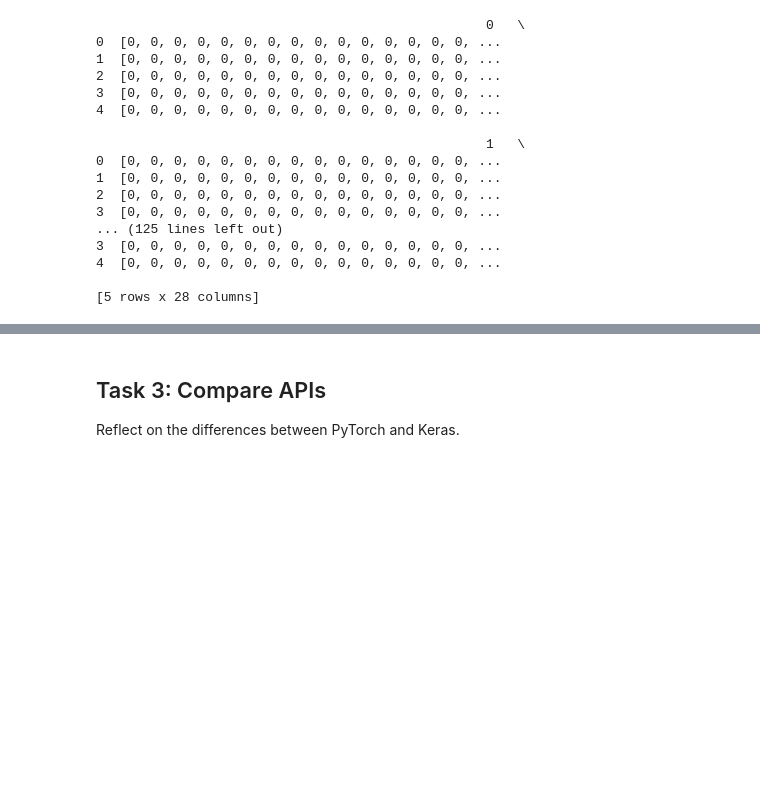
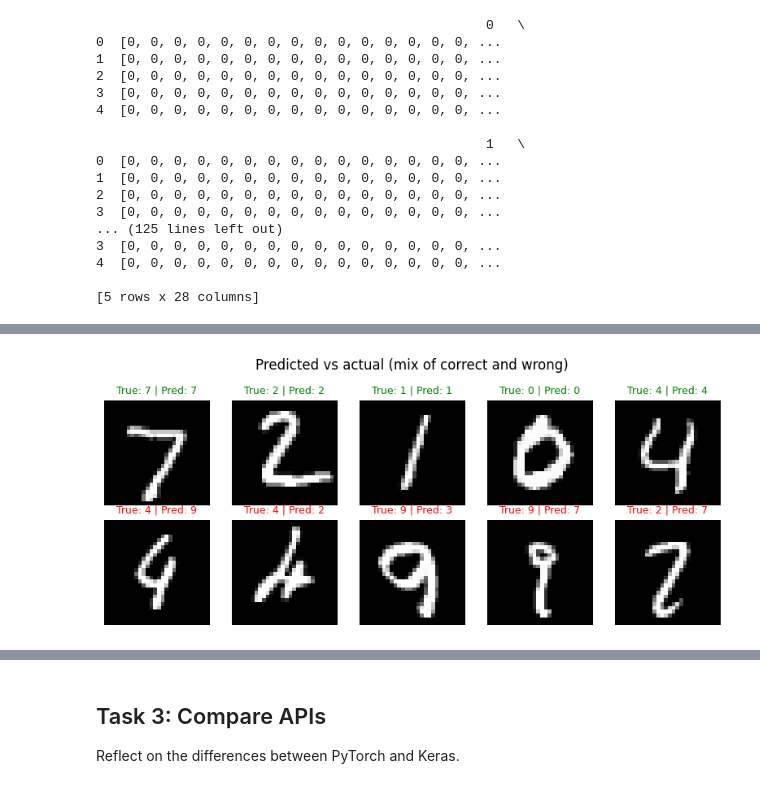
Before and after one commit to AndreasFurth/ML-Frameworks, a Jupyter notebook: L6/L6_assignment_CLASSROOM.ipynb, the cells around one changed output, grey strips where cells are left out. Saved outputs shown, nothing was run; the diff lists cells and outputs as text; code cells hidden in the pictures; blank space fills up the shorter version.

```diff
--- a/L6/L6_assignment_CLASSROOM.ipynb
+++ b/L6/L6_assignment_CLASSROOM.ipynb
@@ -188,0 +283,30 @@ plt.tight_layout()
+# %%
+# ----- Visualization AFTER: predicted vs actual (mix of correct and wrong) -----
+preds_cpu = preds.cpu()
+y_test_cpu = y_test.cpu()
+correct_mask = np.array((preds_cpu == y_test_cpu).tolist())
+correct_idx = np.where(correct_mask)[0]
+wrong_idx = np.where(~correct_mask)[0]
+n_show = 10
+n_wrong = min(5, len(wrong_idx))
+n_correct = n_show - n_wrong
+# Show n_correct correct predictions, then n_wrong wrong ones (if any); pad with correct if few wrong
+indices_to_show = list(correct_idx[:n_correct]) + list(wrong_idx[:n_wrong])
+if len(indices_to_show) < n_show:
+    extra = n_show - len(indices_to_show)
+    indices_to_show.extend(correct_idx[n_correct : n_correct + extra])
+
+fig, axes = plt.subplots(2, 5, figsize=(8, 3.5))
+for i, ax in enumerate(axes.flat):
+    idx = indices_to_show[i]
+    img = test_data.data[idx].tolist()
+    ax.imshow(img, cmap="gray")
+    true_lbl = y_test_cpu[idx].item()
+    pred_lbl = preds_cpu[idx].item()
+    color = "green" if true_lbl == pred_lbl else "red"
+    ax.set_title(f"True: {true_lbl} | Pred: {pred_lbl}", fontsize=9, color=color)
+    ax.axis("off")
+plt.suptitle("Predicted vs actual (mix of correct and wrong)", fontsize=12)
+plt.tight_layout()
+# %% [output]
+[figure, added]
```
Also changed, not shown: parts of 7 cells of this notebook.
